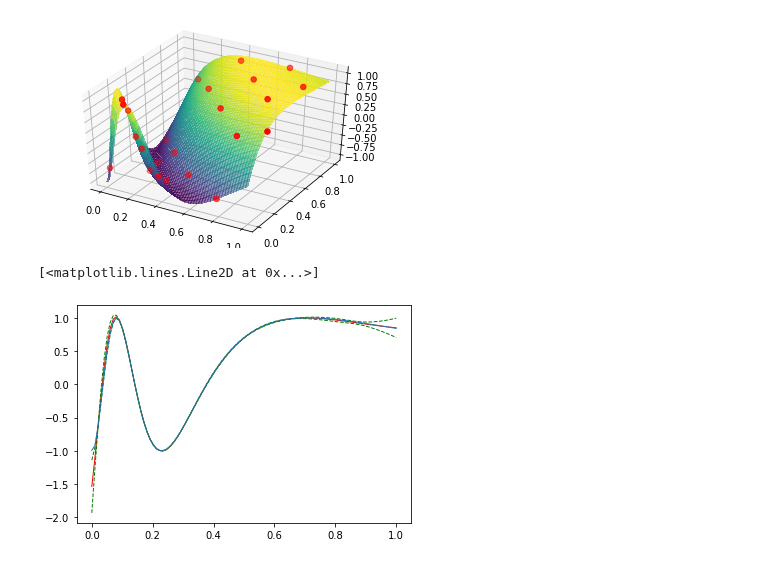
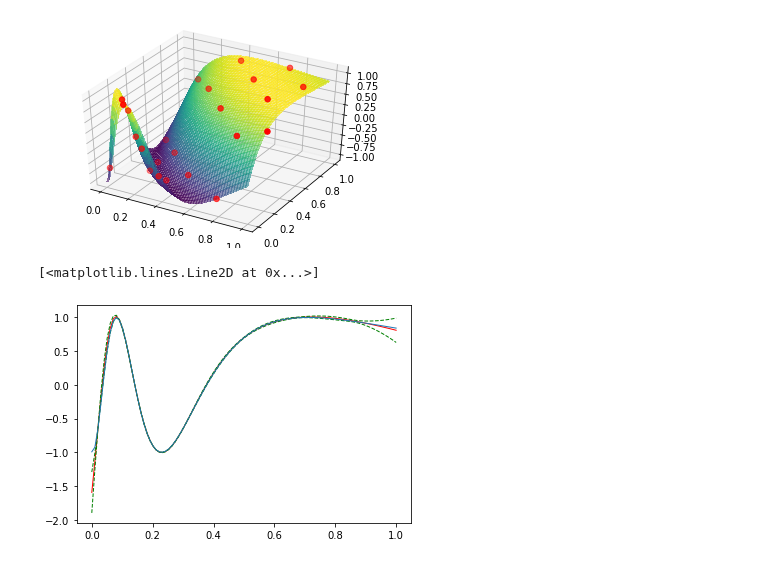
Before and after one commit to mingdeyu/DGP, a Jupyter notebook: demo/2d_fct.ipynb, the cells around one changed output. Cells and saved outputs as stored; diff of their text form; code cells hidden in the pictures.

```diff
--- a/demo/2d_fct.ipynb
+++ b/demo/2d_fct.ipynb
@@ -38,21 +38,21 @@ m.train(N=500)
 # %%
 #Construct emulator
 final_layer_obj=m.estimate()
-emu=emulator(final_layer_obj)
+emu=emulator(final_layer_obj,N=100)
 # %%
 #Make predictions over the trace
 z1=np.linspace(0,1,100)[:,None].reshape(-1,1)
 z2=z1
 z=np.concatenate((z1,z2),axis=1)
 z0=np.linspace(0,1,100)[:,None]
-mu,var=emu.predict(x=z, N=100, method='mean_var')
+mu,var=emu.predict(x=z, method='mean_var')
 s=np.sqrt(var)
 u=mu+2*s
 l=mu-2*s
 p=plt.plot(z0,mu,color='r',alpha=1,lw=1)
 p1=plt.plot(z0,u,'--',color='g',lw=1)
 p1=plt.plot(z0,l,'--',color='g',lw=1)
 plt.plot(z0,f(z1,z2), linewidth=1)
 # %% [output]
 [<matplotlib.lines.Line2D at 0x...>]
-[figure, old version]
+[figure, new version]
```
Also changed, not shown: 15 other files.
